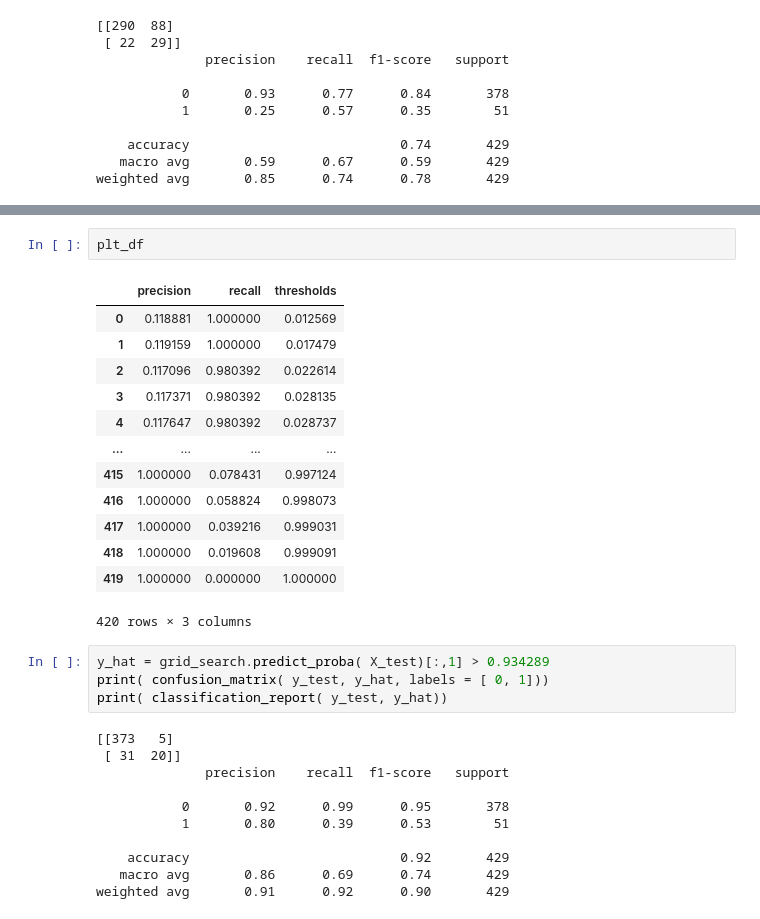
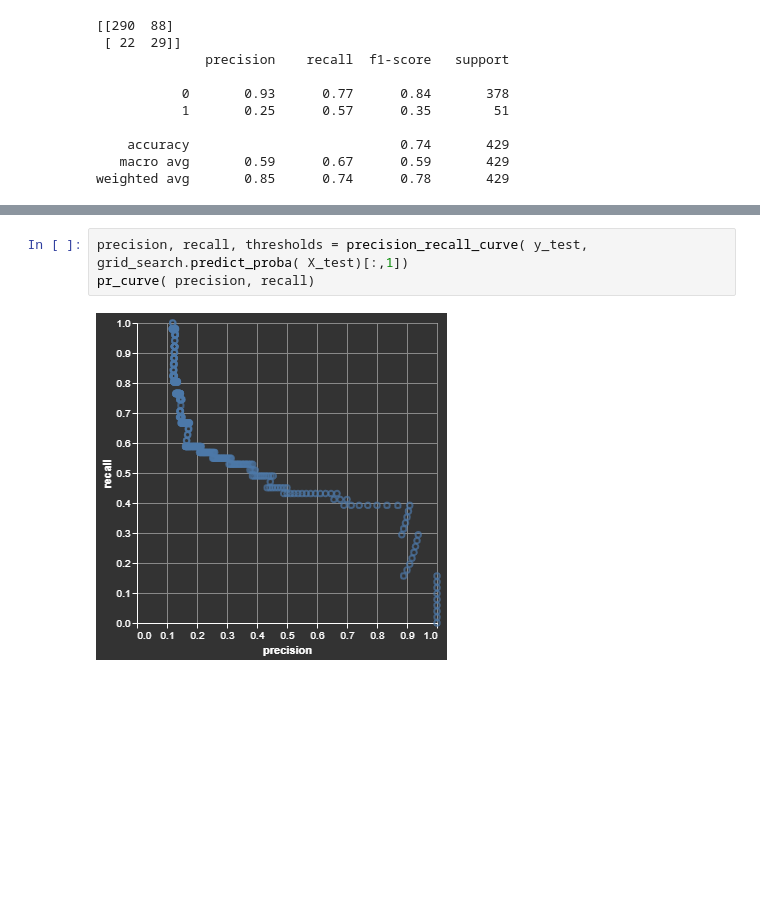
Before and after one commit to UBC-MDS/cervical-cancer-risk, a Jupyter notebook: ml-draft.ipynb, the cells around one changed output, grey strips where cells are left out. Cells and saved outputs as stored; diff of their text form; blank space fills up the shorter version.

```diff
--- a/ml-draft.ipynb
+++ b/ml-draft.ipynb
@@ -465,31 +431,5 @@ chart
-# %%
-plt_df
-# %% [output]
-|  | precision | recall | thresholds |
-| 0 | 0.118881 | 1.000000 | 0.012569 |
-| 1 | 0.119159 | 1.000000 | 0.017479 |
-| 2 | 0.117096 | 0.980392 | 0.022614 |
-| 3 | 0.117371 | 0.980392 | 0.028135 |
-| 4 | 0.117647 | 0.980392 | 0.028737 |
-| ... | ... | ... | ... |
-| 415 | 1.000000 | 0.078431 | 0.997124 |
-| 416 | 1.000000 | 0.058824 | 0.998073 |
-| 417 | 1.000000 | 0.039216 | 0.999031 |
-| 418 | 1.000000 | 0.019608 | 0.999091 |
-| 419 | 1.000000 | 0.000000 | 1.000000 |
-420 rows × 3 columns
-# %%
-y_hat = grid_search.predict_proba( X_test)[:,1] > 0.934289
-print( confusion_matrix( y_test, y_hat, labels = [ 0, 1]))
-print( classification_report( y_test, y_hat))
-# %% [output]
-[[373   5]
- [ 31  20]]
-              precision    recall  f1-score   support
-
-           0       0.92      0.99      0.95       378
-           1       0.80      0.39      0.53        51
-
-    accuracy                           0.92       429
-   macro avg       0.86      0.69      0.74       429
-weighted avg       0.91      0.92      0.90       429
+# %%
+precision, recall, thresholds = precision_recall_curve( y_test, grid_search.predict_proba( X_test)[:,1])
+pr_curve( precision, recall)
+# %% [output]
+[figure, added]
```
Also changed, not shown: parts of 16 cells of this notebook, 1 other file.
